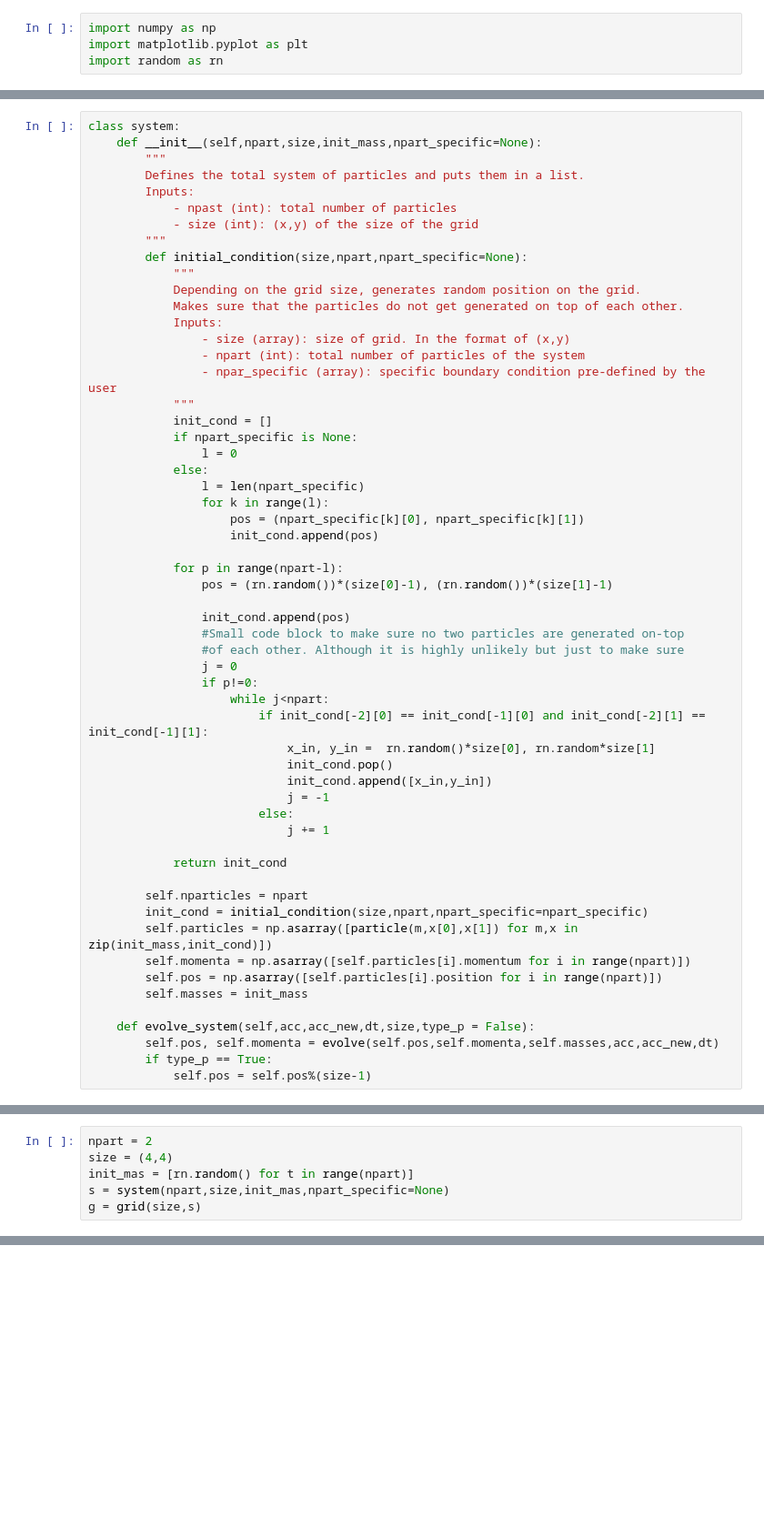
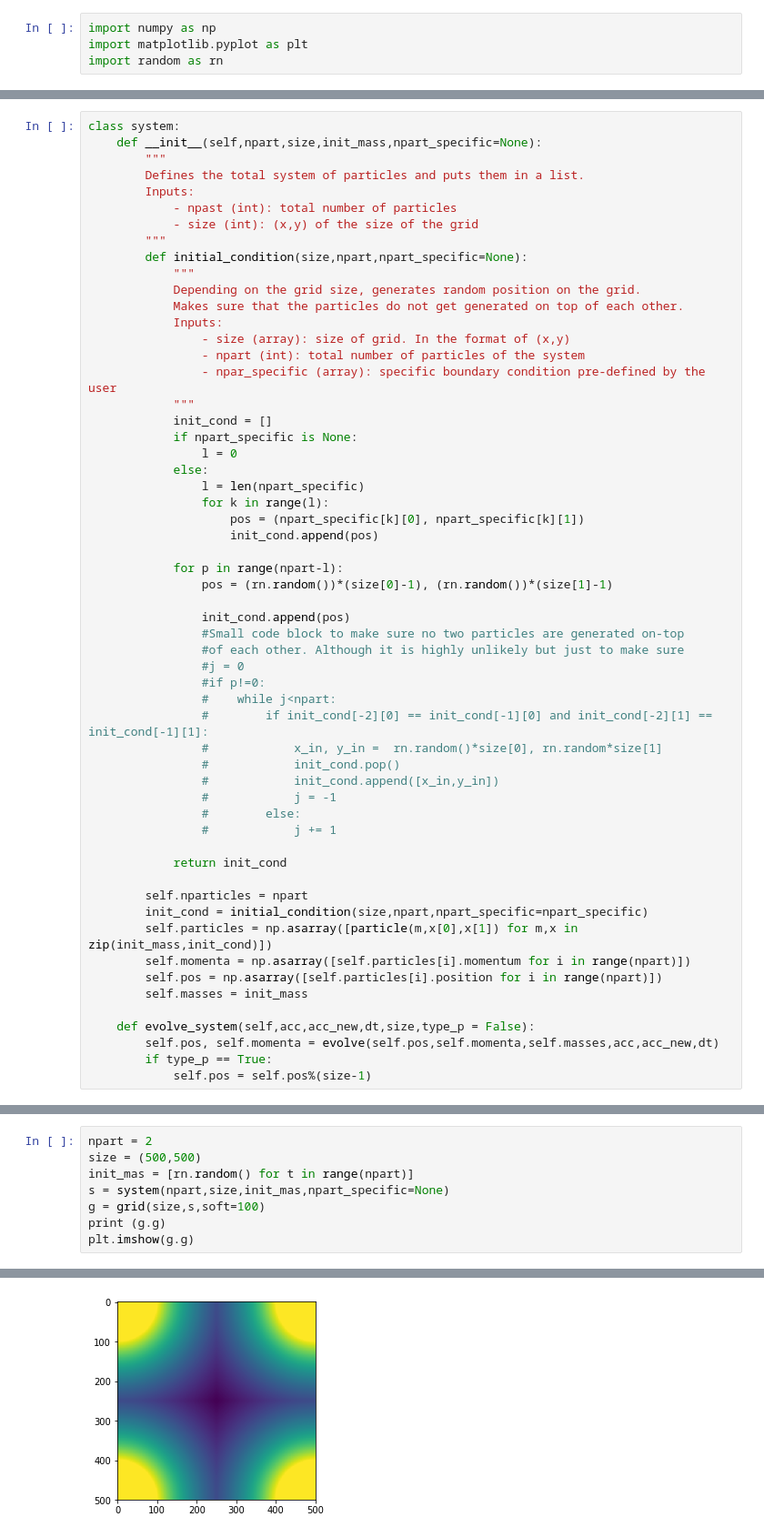
Before and after one commit to Joe1best/PHYS-512-Psets, a Jupyter notebook: N-Body Project/512-Project.ipynb, the cells around one changed output, grey strips where cells are left out. Shown at 91% size. Cells and saved outputs as stored; diff of their text form; blank space fills up the shorter version.

Commit message:
Completed the green function on the grid, the potential of the mesh, and the forces on the grid

```diff
--- a/N-Body Project/512-Project.ipynb
+++ b/N-Body Project/512-Project.ipynb
@@ -66,16 +66,16 @@ class system:
                 init_cond.append(pos)
                 #Small code block to make sure no two particles are generated on-top
                 #of each other. Although it is highly unlikely but just to make sure
-                j = 0
-                if p!=0:
-                    while j<npart:
-                        if init_cond[-2][0] == init_cond[-1][0] and init_cond[-2][1] == init_cond[-1][1]:
-                            x_in, y_in =  rn.random()*size[0], rn.random*size[1]
-                            init_cond.pop()
-                            init_cond.append([x_in,y_in])
-                            j = -1
-                        else:
-                            j += 1
+                #j = 0
+                #if p!=0:
+                #    while j<npart:
+                #        if init_cond[-2][0] == init_cond[-1][0] and init_cond[-2][1] == init_cond[-1][1]:
+                #            x_in, y_in =  rn.random()*size[0], rn.random*size[1]
+                #            init_cond.pop()
+                #            init_cond.append([x_in,y_in])
+                #            j = -1
+                #        else:
+                #            j += 1
 
             return init_cond
 
@@ -140,6 +208,9 @@ class grid:
 # %%
 npart = 2
-size = (4,4)
+size = (500,500)
 init_mas = [rn.random() for t in range(npart)]
 s = system(npart,size,init_mas,npart_specific=None)
-g = grid(size,s)
+g = grid(size,s,soft=100)
+print (g.g)
+plt.imshow(g.g)
+# %% [output]
@@ -145,0 +226 @@ g = grid(size,s)
+[figure, added]
```
Also changed, not shown: parts of 3 cells of this notebook.
